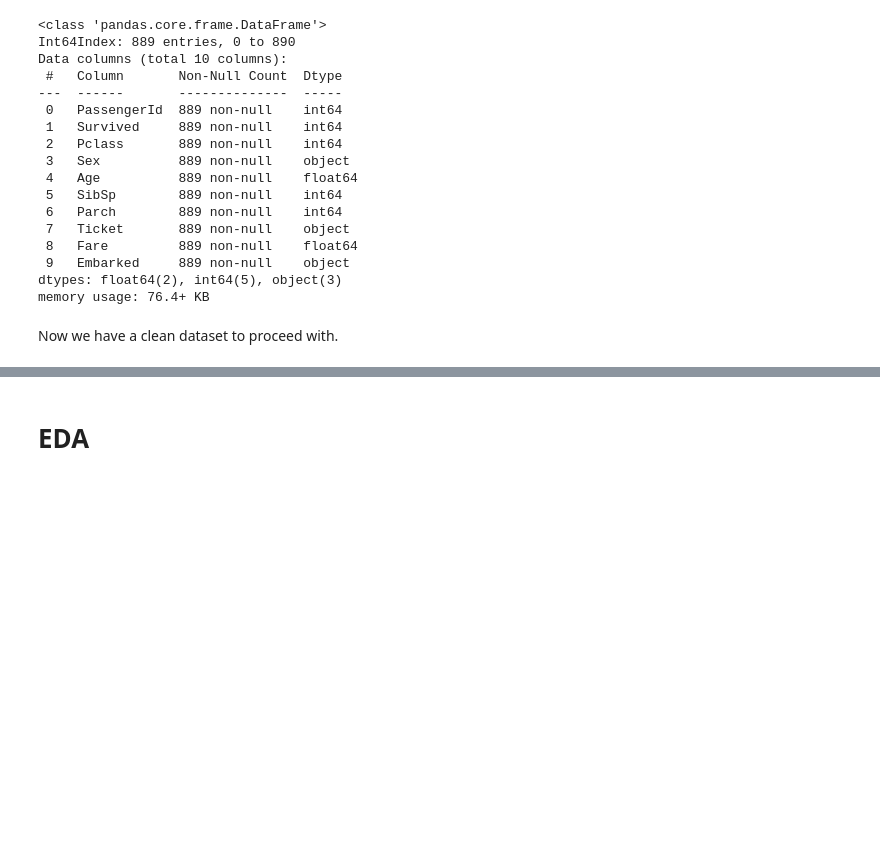
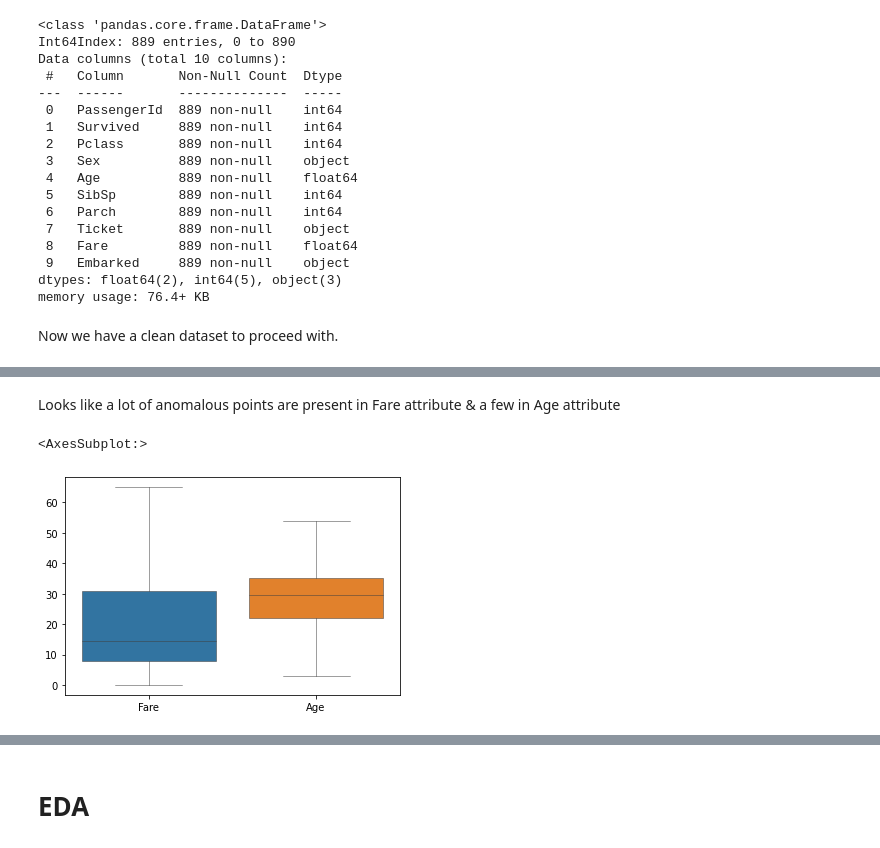
Before and after one commit to pkrc267/Titanic-Disaster-Analysis, a Jupyter notebook: disaster.ipynb, the cells around one changed output, grey strips where cells are left out. Saved outputs shown, nothing was run; the diff lists cells and outputs as text; code cells hidden in the pictures; blank space fills up the shorter version.

```diff
--- a/disaster.ipynb
+++ b/disaster.ipynb
@@ -200,0 +232,8 @@ Now we have a clean dataset to proceed with.
+# %% [markdown]
+Looks like a lot of anomalous points are present in Fare attribute & a few in Age attribute
+# %%
+# without outlier points
+sns.boxplot(data=_df, fliersize=2, linewidth=0.5, showfliers=False)
+# %% [output]
+<AxesSubplot:>
+[figure, added]
```
Also changed, not shown: parts of 25 cells of this notebook.
